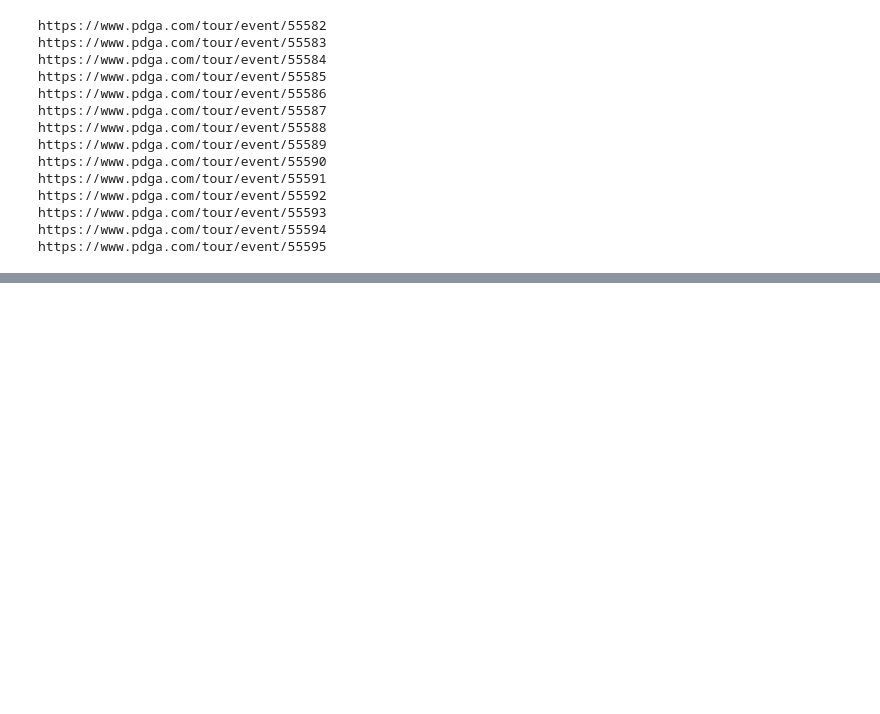
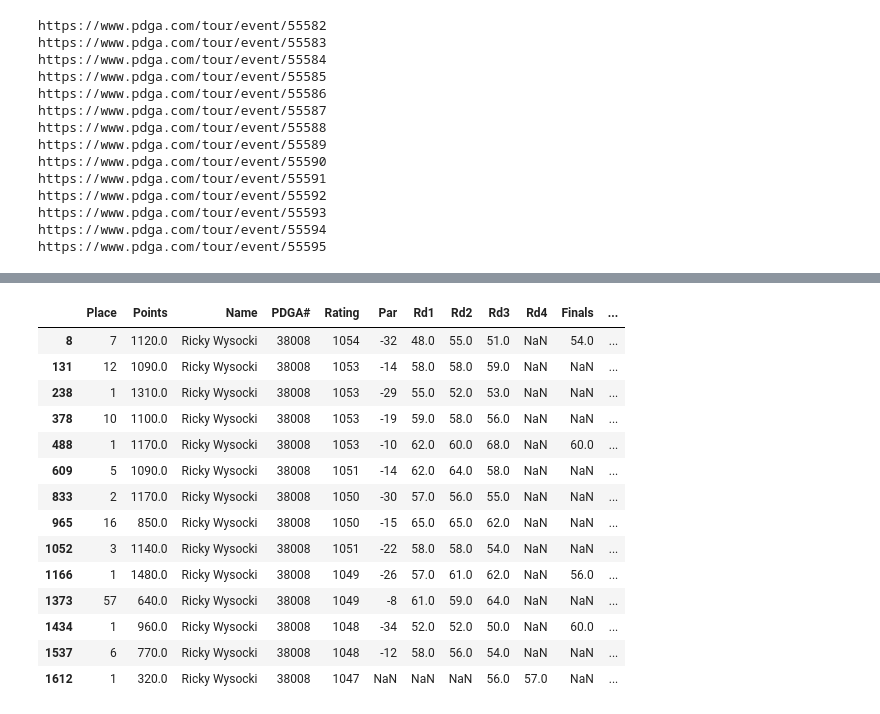
Before and after one commit to jamorgan8/disc-golf-analysis, a Jupyter notebook: notebooks/2022_tourney_results_scrape.ipynb, the cells around one changed output, grey strips where cells are left out. Cells and saved outputs as stored; diff of their text form; code cells hidden in the pictures; blank space fills up the shorter version.

```diff
--- a/notebooks/2022_tourney_results_scrape.ipynb
+++ b/notebooks/2022_tourney_results_scrape.ipynb
@@ -129,0 +152,5 @@ events
+# %%
+lv_challenge = pd.read_csv('../data//tournaments/las_vegas_challenge.csv')
+lv_challenge.drop(['Unnamed: 0','Unnamed: 7', 'Unnamed: 9','Unnamed: 11','Unnamed: 13'], axis=1, inplace=True)# adding column with constant value
+lv_challenge['Event Name'] = pd.Series(['Las Vegas Challenge' for x in range(len(lv_challenge.index))])
+lv_challenge
@@ -129,0 +171,4 @@ events
+# %%
+lv_challenge['Rd4'] = ''
+lv_challenge = lv_challenge.iloc[:,[0,1,2,3,4,5,6,7,8,13,9,10,11,12]]
+lv_challenge
@@ -129,0 +189,2 @@ events
+# %%
+lv_challenge['Rd4']  = pd.to_numeric(lv_challenge['Rd4']) ##convert Rd4 from obj to numeric
@@ -129,0 +209,3 @@ events
+# %%
+tourney_results = lv_challenge.merge(results_big, how = 'outer')
+tourney_results
@@ -129,0 +226,20 @@ events
+# %%
+##change name to normalize across other data sets
+tourney_results['Name'] = tourney_results['Name'].replace('Richard Wysocki','Ricky Wysocki')
+tourney_results.loc[tourney_results['Name']=='Ricky Wysocki']
+# %% [output]
+|  | Place | Points | Name | PDGA# | Rating | Par | Rd1 | Rd2 | Rd3 | Rd4 | Finals | ... |
+| 8 | 7 | 1120.0 | Ricky Wysocki | 38008 | 1054 | -32 | 48.0 | 55.0 | 51.0 | NaN | 54.0 | ... |
+| 131 | 12 | 1090.0 | Ricky Wysocki | 38008 | 1053 | -14 | 58.0 | 58.0 | 59.0 | NaN | NaN | ... |
+| 238 | 1 | 1310.0 | Ricky Wysocki | 38008 | 1053 | -29 | 55.0 | 52.0 | 53.0 | NaN | NaN | ... |
+| 378 | 10 | 1100.0 | Ricky Wysocki | 38008 | 1053 | -19 | 59.0 | 58.0 | 56.0 | NaN | NaN | ... |
+| 488 | 1 | 1170.0 | Ricky Wysocki | 38008 | 1053 | -10 | 62.0 | 60.0 | 68.0 | NaN | 60.0 | ... |
+| 609 | 5 | 1090.0 | Ricky Wysocki | 38008 | 1051 | -14 | 62.0 | 64.0 | 58.0 | NaN | NaN | ... |
+| 833 | 2 | 1170.0 | Ricky Wysocki | 38008 | 1050 | -30 | 57.0 | 56.0 | 55.0 | NaN | NaN | ... |
+| 965 | 16 | 850.0 | Ricky Wysocki | 38008 | 1050 | -15 | 65.0 | 65.0 | 62.0 | NaN | NaN | ... |
+| 1052 | 3 | 1140.0 | Ricky Wysocki | 38008 | 1051 | -22 | 58.0 | 58.0 | 54.0 | NaN | NaN | ... |
+| 1166 | 1 | 1480.0 | Ricky Wysocki | 38008 | 1049 | -26 | 57.0 | 61.0 | 62.0 | NaN | 56.0 | ... |
+| 1373 | 57 | 640.0 | Ricky Wysocki | 38008 | 1049 | -8 | 61.0 | 59.0 | 64.0 | NaN | NaN | ... |
+| 1434 | 1 | 960.0 | Ricky Wysocki | 38008 | 1048 | -34 | 52.0 | 52.0 | 50.0 | NaN | 60.0 | ... |
+| 1537 | 6 | 770.0 | Ricky Wysocki | 38008 | 1048 | -12 | 58.0 | 56.0 | 54.0 | NaN | NaN | ... |
+| 1612 | 1 | 320.0 | Ricky Wysocki | 38008 | 1047 | NaN | NaN | NaN | 56.0 | 57.0 | NaN | ... |
```
Also changed, not shown: parts of 15 cells of this notebook, 4 other files.
